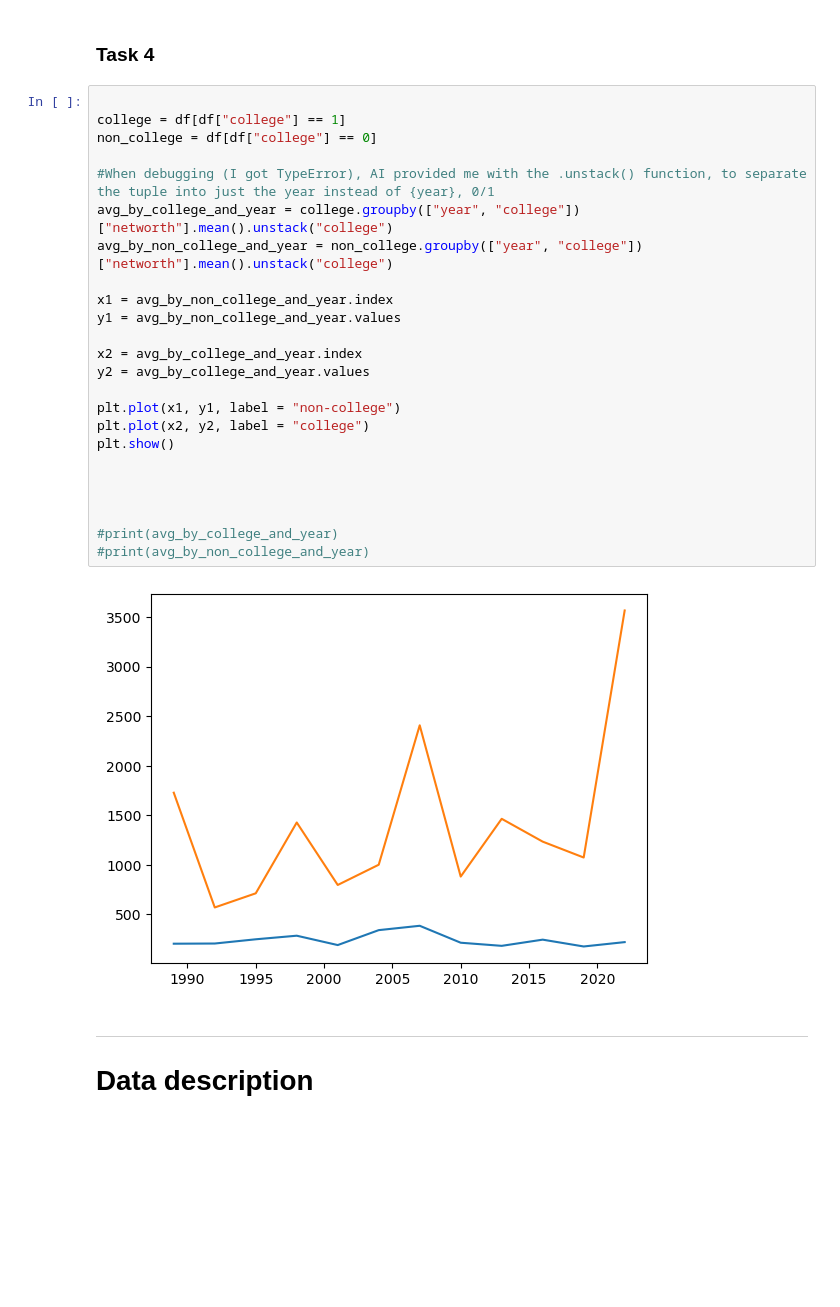
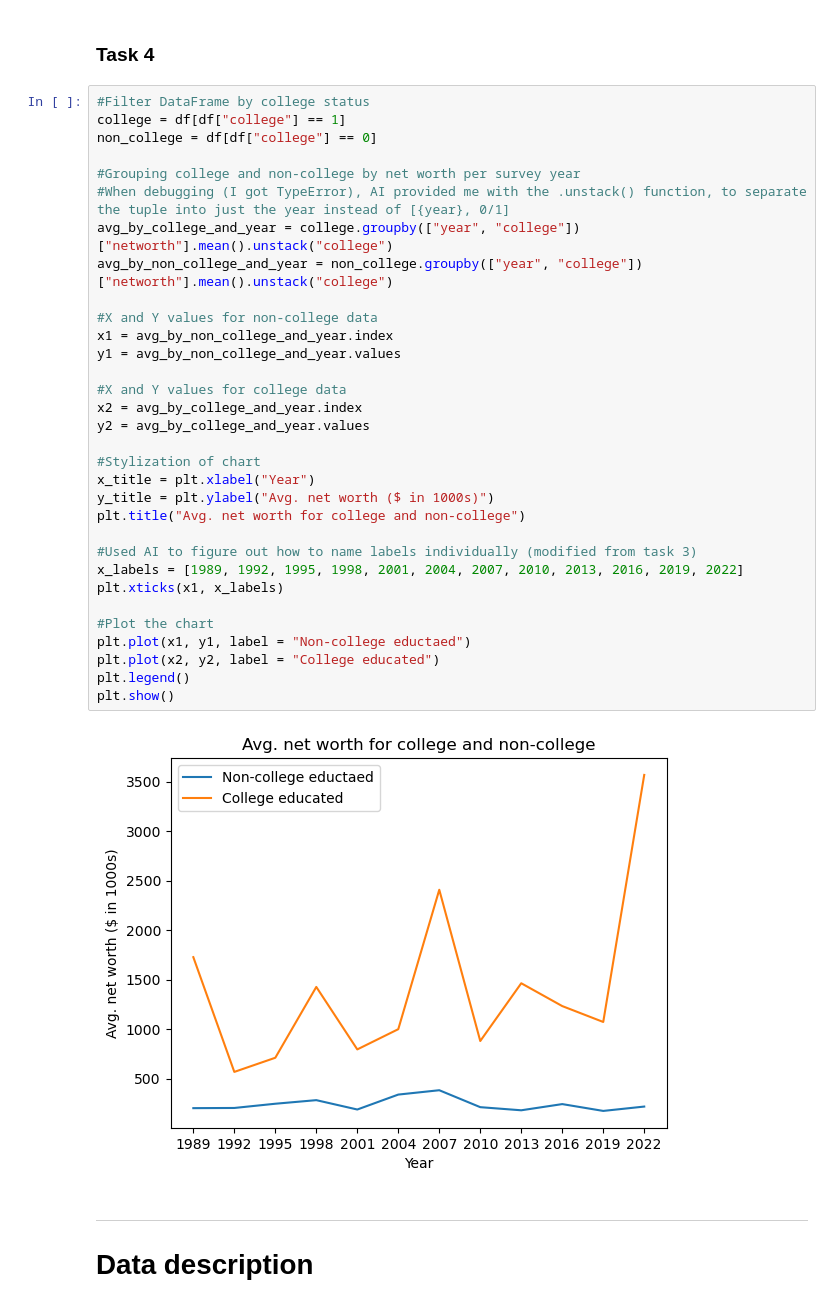
Before and after one commit to millesa/TECH2-H25-assignment2, a Jupyter notebook: assignment2.ipynb, the cells around one changed output. Drawn from its saved outputs; the diff is of its cells as text; blank space fills up the shorter version.

```diff
--- a/assignment2.ipynb
+++ b/assignment2.ipynb
@@ -120,31 +125,39 @@ plt.show()
 # %% [markdown]
 ### Task 4
 # %%
-
+#Filter DataFrame by college status
 college = df[df["college"] == 1]
 non_college = df[df["college"] == 0]
 
-#When debugging (I got TypeError), AI provided me with the .unstack() function, to separate the tuple into just the year instead of {year}, 0/1
+#Grouping college and non-college by net worth per survey year
+#When debugging (I got TypeError), AI provided me with the .unstack() function, to separate the tuple into just the year instead of [{year}, 0/1]
 avg_by_college_and_year = college.groupby(["year", "college"])["networth"].mean().unstack("college")
 avg_by_non_college_and_year = non_college.groupby(["year", "college"])["networth"].mean().unstack("college")
 
+#X and Y values for non-college data
 x1 = avg_by_non_college_and_year.index
 y1 = avg_by_non_college_and_year.values
 
+#X and Y values for college data
 x2 = avg_by_college_and_year.index
 y2 = avg_by_college_and_year.values
 
-plt.plot(x1, y1, label = "non-college")
-plt.plot(x2, y2, label = "college")
+#Stylization of chart
+x_title = plt.xlabel("Year")
+y_title = plt.ylabel("Avg. net worth ($ in 1000s)")
+plt.title("Avg. net worth for college and non-college")
+
+#Used AI to figure out how to name labels individually (modified from task 3)
+x_labels = [1989, 1992, 1995, 1998, 2001, 2004, 2007, 2010, 2013, 2016, 2019, 2022]
+plt.xticks(x1, x_labels)
+
+#Plot the chart
+plt.plot(x1, y1, label = "Non-college eductaed")
+plt.plot(x2, y2, label = "College educated")
+plt.legend()
 plt.show()
-
-
-
-
-#print(avg_by_college_and_year)
-#print(avg_by_non_college_and_year)
 # %% [output]
-[figure, old version]
+[figure, new version]
 # %% [markdown]
 ***
 # Data description
```
Also changed, not shown: parts of 2 cells of this notebook.
